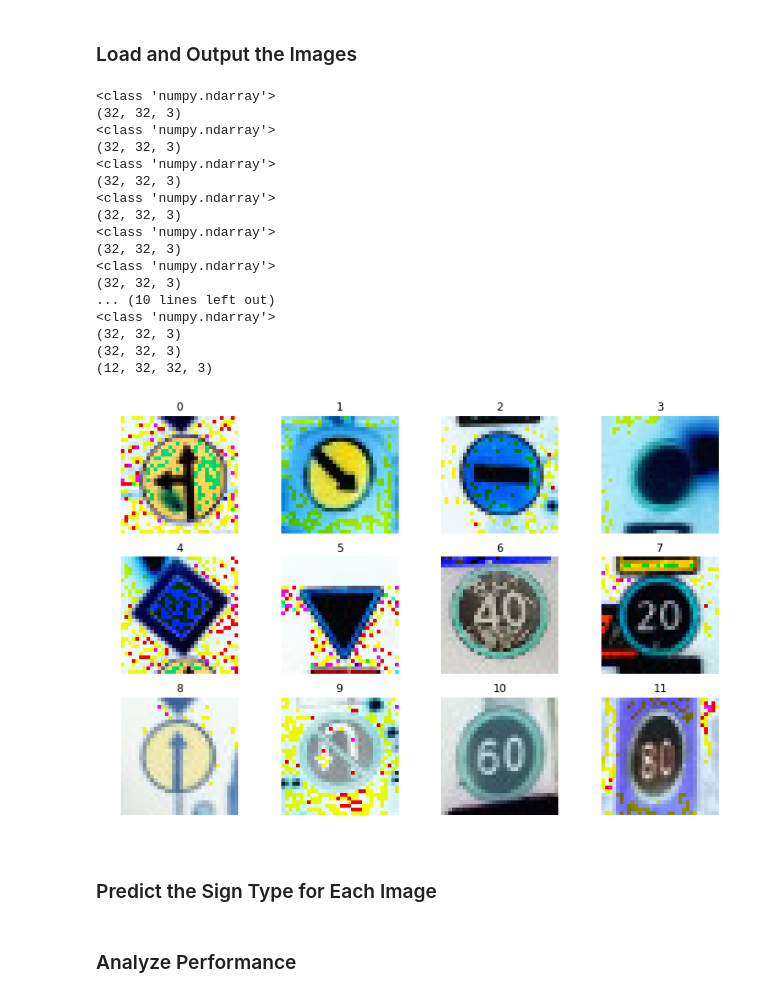
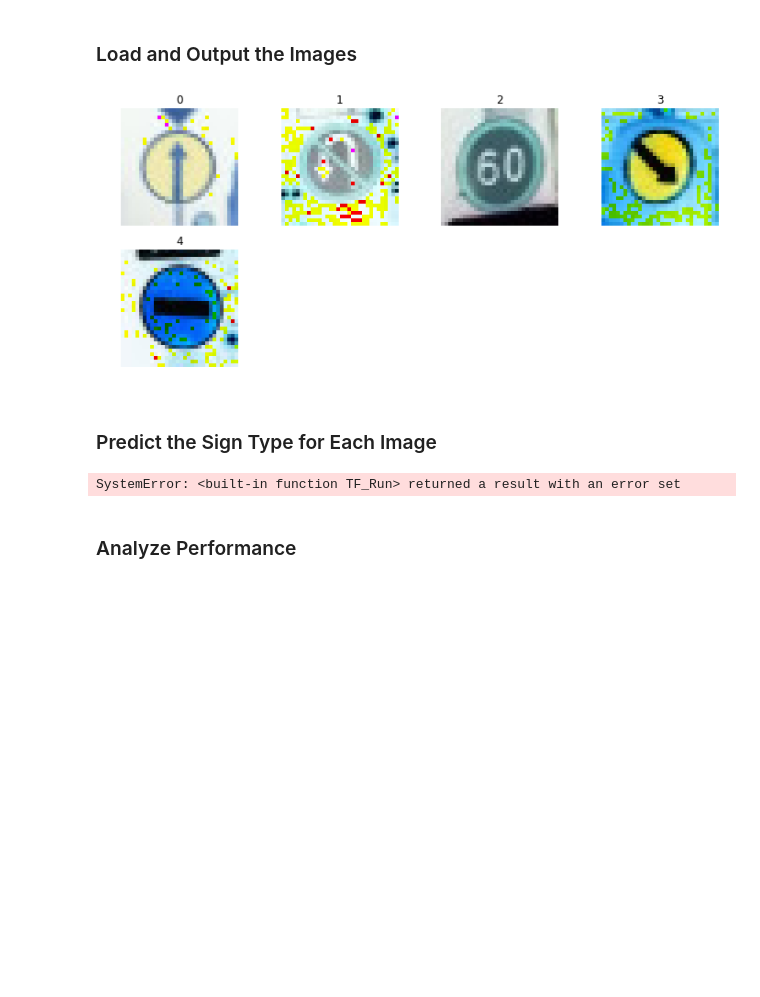
Before and after one commit to sim4life/CarND-Traffic-Sign-Classifier-Project, a Jupyter notebook: Traffic_Sign_Classifier.ipynb, the cells around one changed output. Drawn from its saved outputs; the diff is of its cells as text; code cells hidden in the pictures; blank space fills up the shorter version.

```diff
--- a/Traffic_Sign_Classifier.ipynb
+++ b/Traffic_Sign_Classifier.ipynb
@@ -401,59 +402,66 @@ You may find `signnames.csv` useful as it contains mappings from the class id (i
 ### Load the images and plot them here.
 ### Feel free to use as many code cells as needed.
 %matplotlib inline
 
 #Import traffic signs class names
 signs_class=[]
 with open('signnames.csv', 'rt') as csvfile:
     reader = csv.DictReader(csvfile, delimiter=',')
     for row in reader:
         signs_class.append((row['SignName']))
 
 #Import new test images
 
 read_dir = 'test_images'
-test_imgs = np.empty((12,32,32,3), dtype=float)
+test_imgs = np.empty((5,32,32,3), dtype=float)
 img_names = os.listdir(read_dir+"/")
 for i, img_name in enumerate(img_names):
 #     print(img_name+"\n")
     #reading in an image
     image = mpimg.imread(read_dir+'/'+img_name)
     # image = (mpimg.imread('test.png')*255).astype('uint8')
     test_imgs[i] = image
 
 #Visualize new raw images
 plt.figure(figsize=(12, 8))
-for i in range(12):
+for i in range(5):
     plt.subplot(3, 4, i+1)
     plt.imshow(test_imgs[i])
     plt.title(i)
     plt.axis('off')
 plt.show()
 # %% [output]
-<class 'numpy.ndarray'>
-(32, 32, 3)
-<class 'numpy.ndarray'>
-(32, 32, 3)
-<class 'numpy.ndarray'>
-(32, 32, 3)
-<class 'numpy.ndarray'>
-(32, 32, 3)
-<class 'numpy.ndarray'>
-(32, 32, 3)
-<class 'numpy.ndarray'>
-(32, 32, 3)
-... (10 lines left out)
-<class 'numpy.ndarray'>
-(32, 32, 3)
-(32, 32, 3)
-(12, 32, 32, 3)
-[figure, old version]
+[figure, new version]
 # %% [markdown]
 ### Predict the Sign Type for Each Image
 # %%
 ### Run the predictions here and use the model to output the prediction for each image.
 ### Make sure to pre-process the images with the same pre-processing pipeline used earlier.
 ### Feel free to use as many code cells as needed.
+### Run the predictions here.
+### Feel free to use as many code cells as needed.
+def test_net(X_data, sess):
+    pred_sign = sess.run(tf.argmax(logits, 1), feed_dict={x: X_data, keep_prob: 1.0})
+    return pred_sign
+
+X_test_data = preprocess(test_imgs)
+
+# X_test_data = X_test_data.reshape((-1, 26, 26, 3)).astype(np.float32)
+
+with tf.Session() as sess:
+    saver.restore(sess, tf.train.latest_checkpoint('/lenet_traffic'))
+    signs_classes=test_net(X_test_data, sess)
+
+
+plt.figure(figsize=(12, 8))
+for i in range(5):
+    plt.subplot(3, 4, i+1)
+    plt.imshow(test_img[i])
+    plt.title(signs_class[signs_classes[i]])
+    plt.axis('off')
+plt.show()
+# %% [output]
+SystemError: <built-in function TF_Run> returned a result with an error set
 # %% [markdown]
 ### Analyze Performance
 # %%
```
Also changed, not shown: parts of 3 cells of this notebook, 12 other files.
